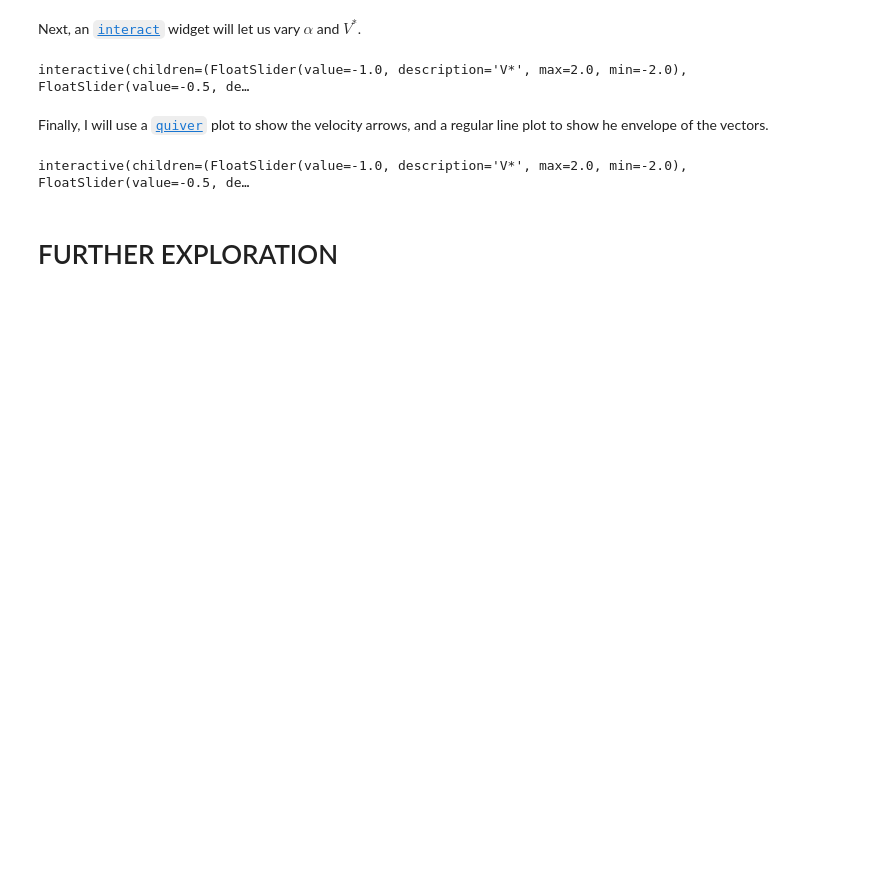
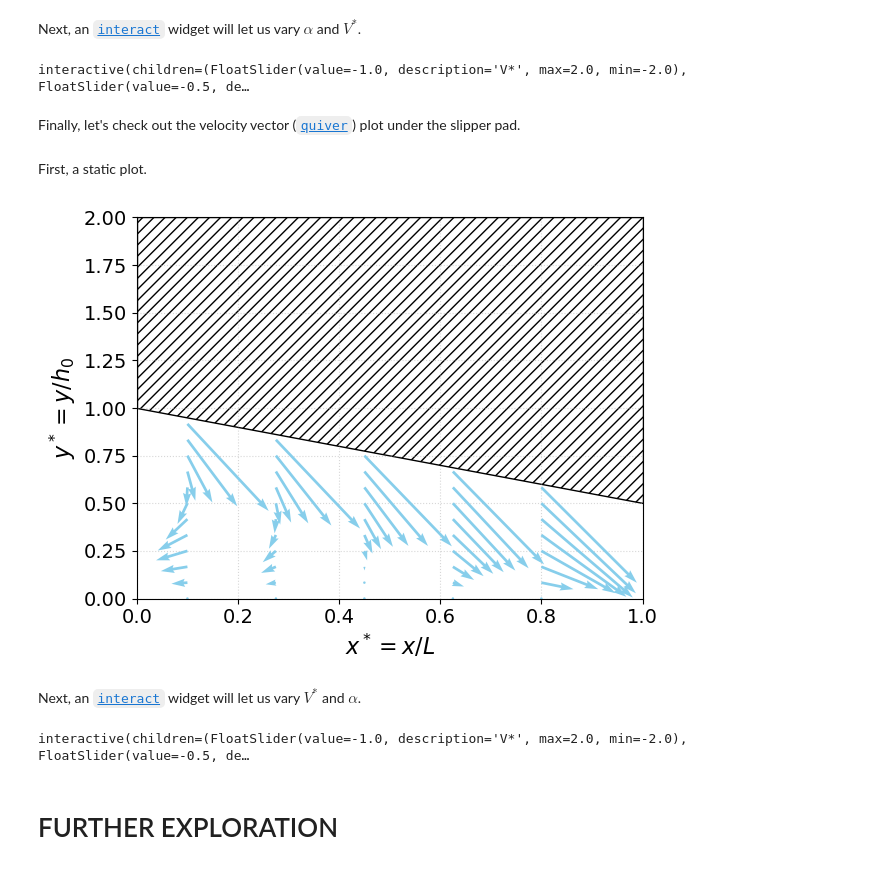
Before and after one commit to ichristov/intermediate-fluid-mechanics, a Jupyter notebook: Slipper_Pad_Bearing.ipynb, the cells around one changed output. Saved outputs shown, nothing was run; the diff lists cells and outputs as text; code cells hidden in the pictures; blank space fills up the shorter version.

```diff
--- a/Slipper_Pad_Bearing.ipynb
+++ b/Slipper_Pad_Bearing.ipynb
@@ -247,8 +272,8 @@ interact(plot_func, Vs = widgets.FloatSlider(value=-1,
                                              step=0.02));
 # %% [output]
 interactive(children=(FloatSlider(value=-1.0, description='V*', max=2.0, min=-2.0), FloatSlider(value=-0.5, de…
-# %% [markdown]
-Finally, I will use a [`quiver`](https://matplotlib.org/stable/gallery/images_contours_and_fields/quiver_simple_demo.html) plot to show the velocity arrows, and a regular line plot to show he envelope of the vectors.
+# %% [markdown]
+Finally, let's check out the velocity vector ([`quiver`](https://matplotlib.org/stable/gallery/images_contours_and_fields/quiver_simple_demo.html)) plot under the slipper pad.
 # %%
 def plot_func_vel(Vs,α):
   xp, yp = np.meshgrid( np.linspace(0.1, 0.8, num=5),
@@ -277,9 +302,17 @@ def plot_func_vel(Vs,α):
   ax.add_patch(polygon)
 
   # show a grid to make it easier to see where the y=0 interface is
-  #ax.grid(alpha=0.5, linestyle='dotted')
+  ax.grid(alpha=0.5, linestyle='dotted')
 
   plt.show()
+# %% [markdown]
+First, a static plot.
+# %%
+plot_func_vel(-1.0,-0.5)
+# %% [output]
+[figure, added]
+# %% [markdown]
+Next, an [`interact`](https://ipywidgets.readthedocs.io/en/latest/examples/Using%20Interact.html) widget will let us vary $V^*$ and $\alpha$.
 # %%
 interact(plot_func_vel, Vs = widgets.FloatSlider(value=-1,
                                                  min=-2,
```
Also changed, not shown: parts of 6 cells of this notebook.
